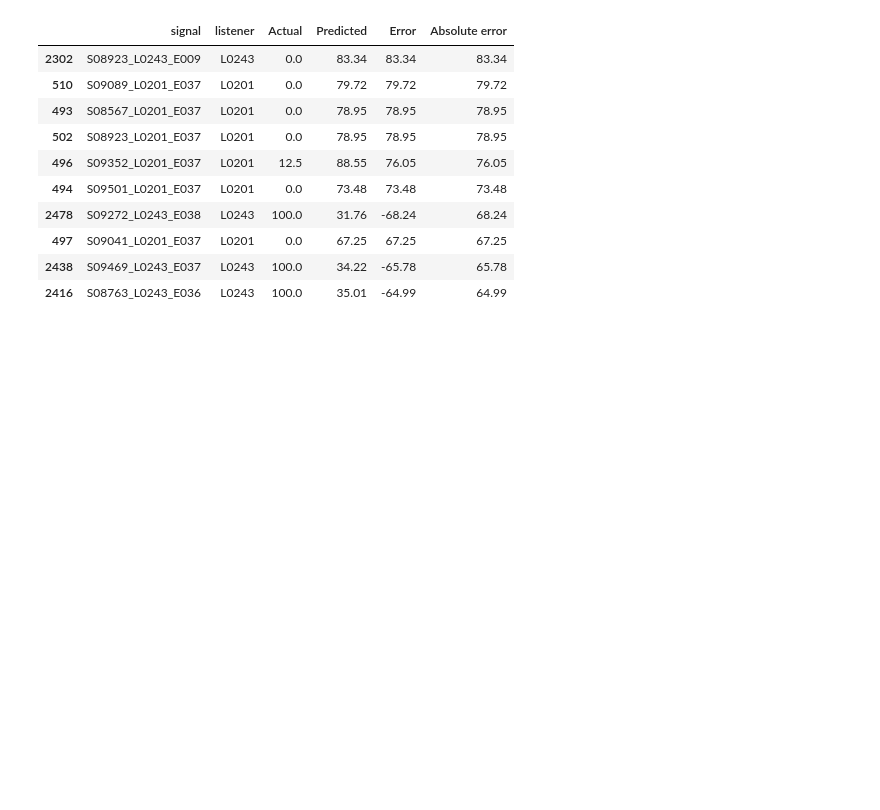
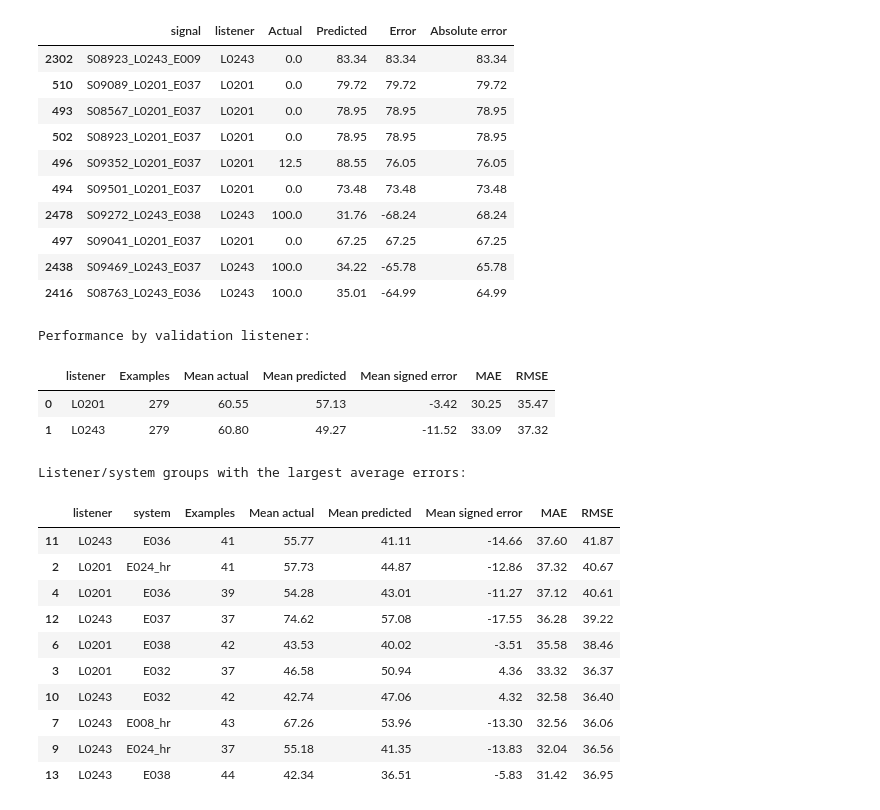
Before and after one commit to roberaBelachew/clarity_cpc2, a Jupyter notebook: clarity_cpc2.ipynb, the cells around one changed output. Drawn from its saved outputs; the diff is of its cells as text; code cells hidden in the pictures; blank space fills up the shorter version.

```diff
--- a/clarity_cpc2.ipynb
+++ b/clarity_cpc2.ipynb
@@ -979,3 +979,60 @@ display(
 | 497 | S09041_L0201_E037 | L0201 | 0.0 | 67.25 | 67.25 | 67.25 |
 | 2438 | S09469_L0243_E037 | L0243 | 100.0 | 34.22 | -65.78 | 65.78 |
 | 2416 | S08763_L0243_E036 | L0243 | 100.0 | 35.01 | -64.99 | 64.99 |
+# %%
+# Keep the validation rows and attach their hearing-aid system.
+# Both tables retain the original data index.
+error_details = errors.join(data[["system"]])
+
+def summarize_errors(frame, group_columns):
+    rows = []
+
+    for group, subset in frame.groupby(group_columns):
+        if not isinstance(group, tuple):
+            group = (group,)
+
+        row = dict(zip(group_columns, group))
+        row.update({
+            "Examples": len(subset),
+            "Mean actual": subset["Actual"].mean(),
+            "Mean predicted": subset["Predicted"].mean(),
+            "Mean signed error": subset["Error"].mean(),
+            "MAE": subset["Absolute error"].mean(),
+            "RMSE": rmse(subset["Actual"], subset["Predicted"]),
+        })
+        rows.append(row)
+
+    return pd.DataFrame(rows)
+
+print("Performance by validation listener:")
+listener_errors = summarize_errors(error_details, ["listener"])
+display(listener_errors.round(2))
+
+print("Listener/system groups with the largest average errors:")
+system_errors = summarize_errors(
+    error_details, ["listener", "system"]
+)
+
+display(
+    system_errors[system_errors["Examples"] >= 10]
+    .sort_values("MAE", ascending=False)
+    .head(10)
+    .round(2)
+)
+# %% [output]
+Performance by validation listener:
+|  | listener | Examples | Mean actual | Mean predicted | Mean signed error | MAE | RMSE |
+| 0 | L0201 | 279 | 60.55 | 57.13 | -3.42 | 30.25 | 35.47 |
+| 1 | L0243 | 279 | 60.80 | 49.27 | -11.52 | 33.09 | 37.32 |
+Listener/system groups with the largest average errors:
+|  | listener | system | Examples | Mean actual | Mean predicted | Mean signed error | MAE | RMSE |
+| 11 | L0243 | E036 | 41 | 55.77 | 41.11 | -14.66 | 37.60 | 41.87 |
+| 2 | L0201 | E024_hr | 41 | 57.73 | 44.87 | -12.86 | 37.32 | 40.67 |
+| 4 | L0201 | E036 | 39 | 54.28 | 43.01 | -11.27 | 37.12 | 40.61 |
+| 12 | L0243 | E037 | 37 | 74.62 | 57.08 | -17.55 | 36.28 | 39.22 |
+| 6 | L0201 | E038 | 42 | 43.53 | 40.02 | -3.51 | 35.58 | 38.46 |
+| 3 | L0201 | E032 | 37 | 46.58 | 50.94 | 4.36 | 33.32 | 36.37 |
+| 10 | L0243 | E032 | 42 | 42.74 | 47.06 | 4.32 | 32.58 | 36.40 |
+| 7 | L0243 | E008_hr | 43 | 67.26 | 53.96 | -13.30 | 32.56 | 36.06 |
+| 9 | L0243 | E024_hr | 37 | 55.18 | 41.35 | -13.83 | 32.04 | 36.56 |
+| 13 | L0243 | E038 | 44 | 42.34 | 36.51 | -5.83 | 31.42 | 36.95 |
```
Also changed, not shown: parts of 2 cells of this notebook.
